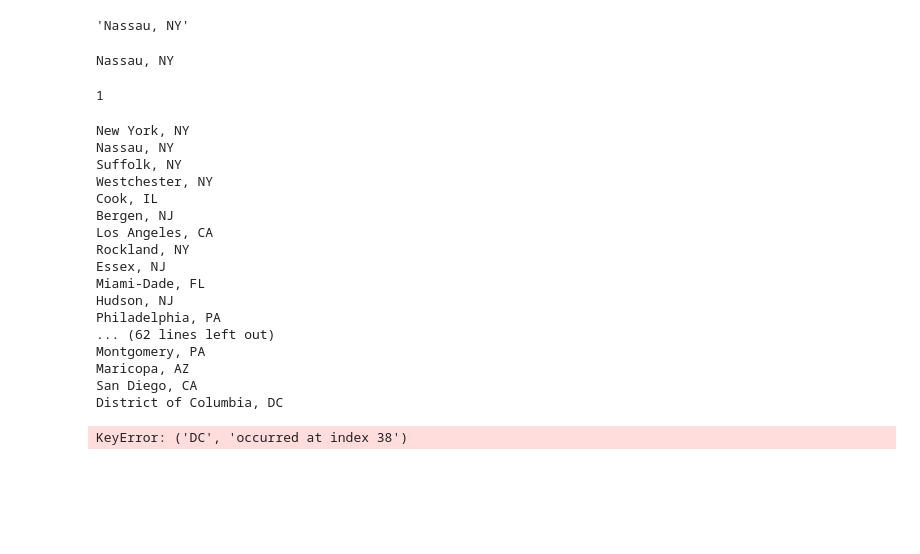
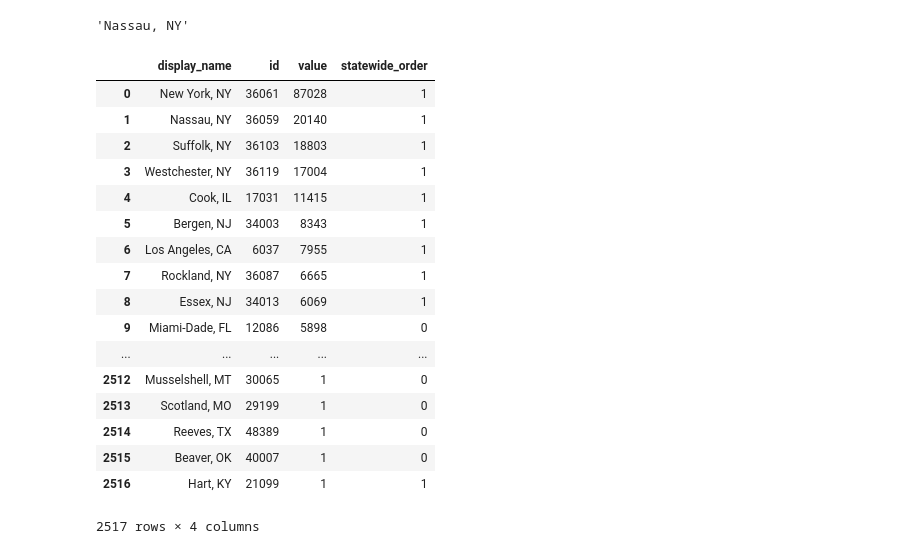
Before and after one commit to czhao028/DataScience, a Jupyter notebook: data_code/stateorder.ipynb, the cells around one changed output. Drawn from its saved outputs; the diff is of its cells as text; code cells hidden in the pictures; blank space fills up the shorter version.

```diff
--- a/data_code/stateorder.ipynb
+++ b/data_code/stateorder.ipynb
@@ -123,7 +123,6 @@ df.loc[1]['display_name']
 # %%
 def statewide_order_county(row, s2, allstates):
     county_state = row['display_name']
-    print(county_state)
     state = county_state.split(", ")[1]
     county = county_state.split(", ")[0]
     status = allstates.loc[state]['Status']
@@ -134,29 +133,26 @@ def statewide_order_county(row, s2, allstates):
             return 1
         return 0
 
-x = statewide_order_county(df.loc[1], status_2_dict, state_orders)
-x
+#x = statewide_order_county('Los Angeles, CA',status_0_dict, status_1_dict, status_2_dict, state_orders)
-# %% [output]
-Nassau, NY
-1
 # %%
 df['statewide_order'] = df.apply(lambda row: statewide_order_county(row, status_2_dict, state_orders), axis=1)
+df
 # %% [output]
+|  | display_name | id | value | statewide_order |
+| 0 | New York, NY | 36061 | 87028 | 1 |
+| 1 | Nassau, NY | 36059 | 20140 | 1 |
+| 2 | Suffolk, NY | 36103 | 18803 | 1 |
+| 3 | Westchester, NY | 36119 | 17004 | 1 |
+| 4 | Cook, IL | 17031 | 11415 | 1 |
+| 5 | Bergen, NJ | 34003 | 8343 | 1 |
+| 6 | Los Angeles, CA | 6037 | 7955 | 1 |
+| 7 | Rockland, NY | 36087 | 6665 | 1 |
+| 8 | Essex, NJ | 34013 | 6069 | 1 |
+| 9 | Miami-Dade, FL | 12086 | 5898 | 0 |
+| ... | ... | ... | ... | ... |
+| 2512 | Musselshell, MT | 30065 | 1 | 0 |
+| 2513 | Scotland, MO | 29199 | 1 | 0 |
+| 2514 | Reeves, TX | 48389 | 1 | 0 |
+| 2515 | Beaver, OK | 40007 | 1 | 0 |
+| 2516 | Hart, KY | 21099 | 1 | 1 |
-New York, NY
-Nassau, NY
-Suffolk, NY
-Westchester, NY
-Cook, IL
-Bergen, NJ
-Los Angeles, CA
-Rockland, NY
-Essex, NJ
-Miami-Dade, FL
-Hudson, NJ
-Philadelphia, PA
-... (62 lines left out)
-Montgomery, PA
-Maricopa, AZ
-San Diego, CA
-District of Columbia, DC
+2517 rows × 4 columns
-KeyError: ('DC', 'occurred at index 38')
```
Also changed, not shown: parts of 3 cells of this notebook.
